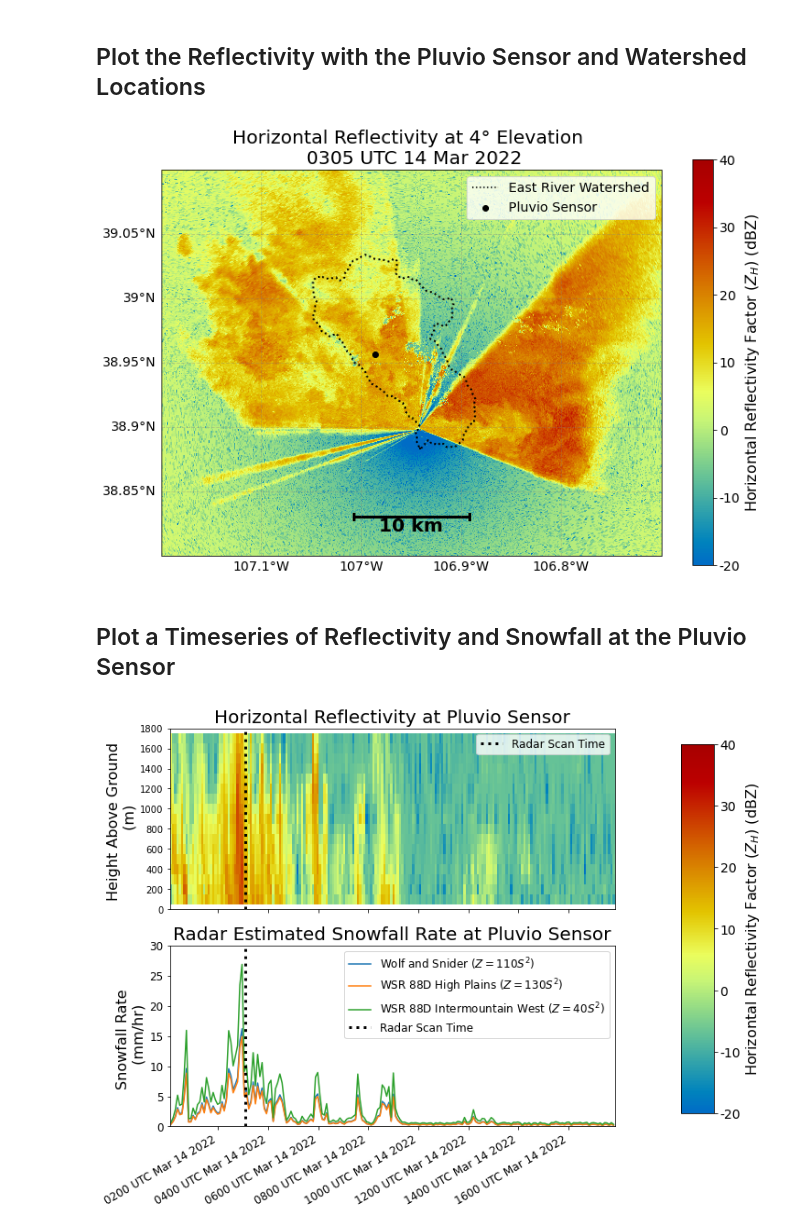
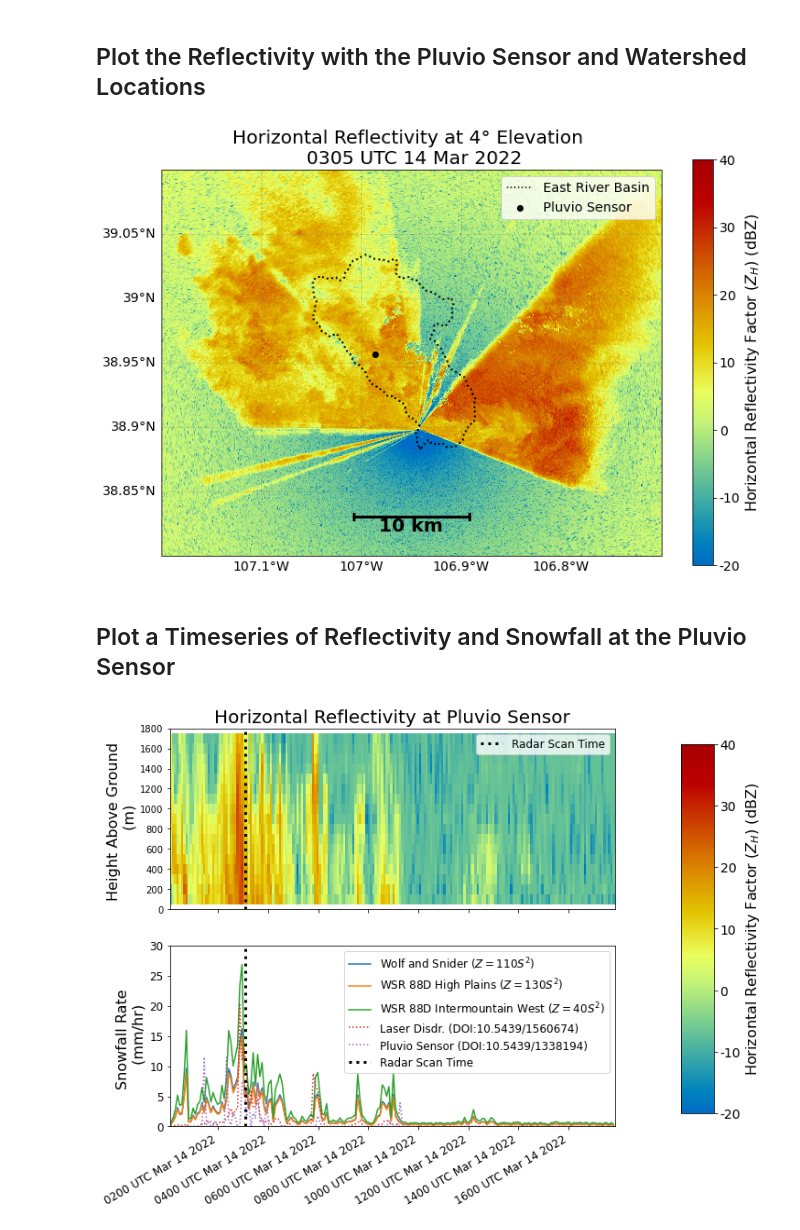
Before and after one commit to mgrover1/sail-xprecip-radar, a Jupyter notebook: notebooks/radar-precip/plot-method-description-figure.ipynb, the cells around one changed output. Cells and saved outputs as stored; diff of their text form; code cells hidden in the pictures.

Commit message:
add comparison of pluvio and ld data

```diff
--- a/notebooks/radar-precip/plot-method-description-figure.ipynb
+++ b/notebooks/radar-precip/plot-method-description-figure.ipynb
@@ -65,0 +70,27 @@ ds = xr.open_dataset("sail_snowfall_retrievals_march_14_2022.nc")
+# %%
+arm_username = "mgrover4"
+arm_token = "176e1559b67be630"
+start_date = "2022-03-14"
+end_date = "2022-03-14"
+
+# Access the laser disdrometer data
+laser_disdrometer_files = act.discovery.download_data(username=arm_username,
+                                                      token=arm_token,
+                                                      datastream="gucldM1.b1",
+                                                      startdate=start_date,
+                                                      enddate=end_date,
+                                                      output="data/laser-disdrometer/")
+
+# Read the laser disdrometer data into an xarray dataset
+laser_disdrometer_ds = xr.open_mfdataset(laser_disdrometer_files)
+
+# Access the laser disdrometer data
+pluvio_files = act.discovery.download_data(username=arm_username,
+                                       token=arm_token,
+                                       datastream="gucwbpluvio2M1.a1",
+                                       startdate=start_date,
+                                       enddate=end_date,
+                                       output="data/pluvio/")
+
+# Read the pluvio files into an xarray dataset
+pluvio_ds = xr.open_mfdataset(pluvio_files)
@@ -66,3 +102,6 @@ ds = xr.open_dataset("sail_snowfall_retrievals_march_14_2022.nc")
+# %%
+disdrometer_precip_rate = laser_disdrometer_ds.where(laser_disdrometer_ds.qc_precip_rate == 0).precip_rate.compute()
+gauge_precip_rate = pluvio_ds.where(pluvio_ds.pluvio_status == 0).intensity_rtnrt.compute()
 # %% [markdown]
 ## Setup Helper Functions
 We need these helper functions to create the scale bar within our figure
@@ -187,7 +226,7 @@ ax.plot(0,
         0,
         color='k',
         linestyle=':',
-        label='East River Watershed')
+        label='East River Basin')
 
 amf_sensor_locations.loc[amf_sensor_locations.Name == 'PLUVIO'].plot(ax=ax,
                                                                      color='k',
@@ -232,7 +271,7 @@ plt.savefig("ppi_4deg_march14_0300.png", dpi=300, bbox_inches="tight")
 
 plt.show()
 # %% [output]
-[figure, old version]
+[figure, new version]
 # %% [markdown]
 ## Plot a Timeseries of Reflectivity and Snowfall at the Pluvio Sensor
 # %%
@@ -294,31 +333,41 @@ for relationship in zs_relationship_dict.keys():
                                                  ax=ax2)
     ax2.xaxis.set_major_formatter(date_form)
 
     plt.legend(fontsize=8, loc='upper right')
 
 
 
 plt.title(f"Radar Estimated Snowfall Rate at Pluvio Sensor", fontsize=20)
 
+disdrometer_precip_rate.interp(time=ds.time).plot(ax=ax2,
+                                                  linestyle=":",
+                                                  label= f"Laser Disdr. (DOI:{laser_disdrometer_ds.doi})",
+                                                 )
+
+gauge_precip_rate.interp(time=ds.time).plot(ax=ax2,
+                                            label=f"Pluvio Sensor (DOI:{pluvio_ds.doi})",
+                                            linestyle=":"
+                                           )
+
 ax2.xaxis.set_major_formatter(date_form)
 ax2.axvline(datetime(2022, 3, 14, 3, 5),
             linewidth=3,
             color='k',
             linestyle=':',
             label='Radar Scan Time')
 
 plt.legend(loc='upper right', fontsize=12)
 plt.xlabel("")
 plt.ylabel("Snowfall Rate \n (mm/hr)", fontsize=16)
 plt.xticks(fontsize=12)
 plt.yticks(fontsize=12)
 plt.ylim(0, 30)
 
 fig.subplots_adjust(right=0.8)
 cbar_ax = fig.add_axes([0.9, 0.15, 0.05, 0.7])
 cbar = fig.colorbar(dbz_plot, orientation="vertical", ax=ax1, cax=cbar_ax)
 cbar.set_ticklabels(np.arange(-20, 50, 10), fontsize=14)
 cbar.set_label(label='Horizontal Reflectivity Factor ($Z_{H}$) (dBZ)', fontsize=16)
 plt.savefig("ppi_precip_estimate_pluvio.png", bbox_inches="tight", dpi=300)
 # %% [output]
-[figure, old version]
+[figure, new version]
```
Also changed, not shown: parts of 5 cells of this notebook.
